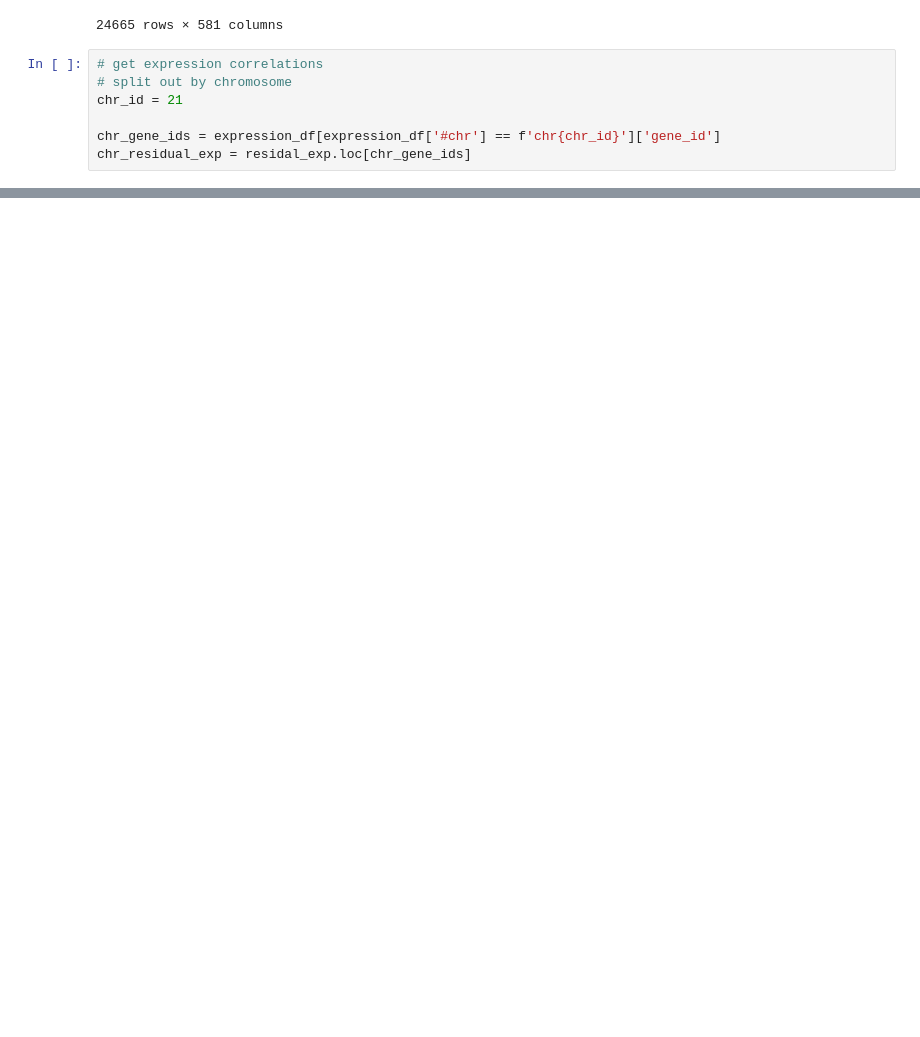
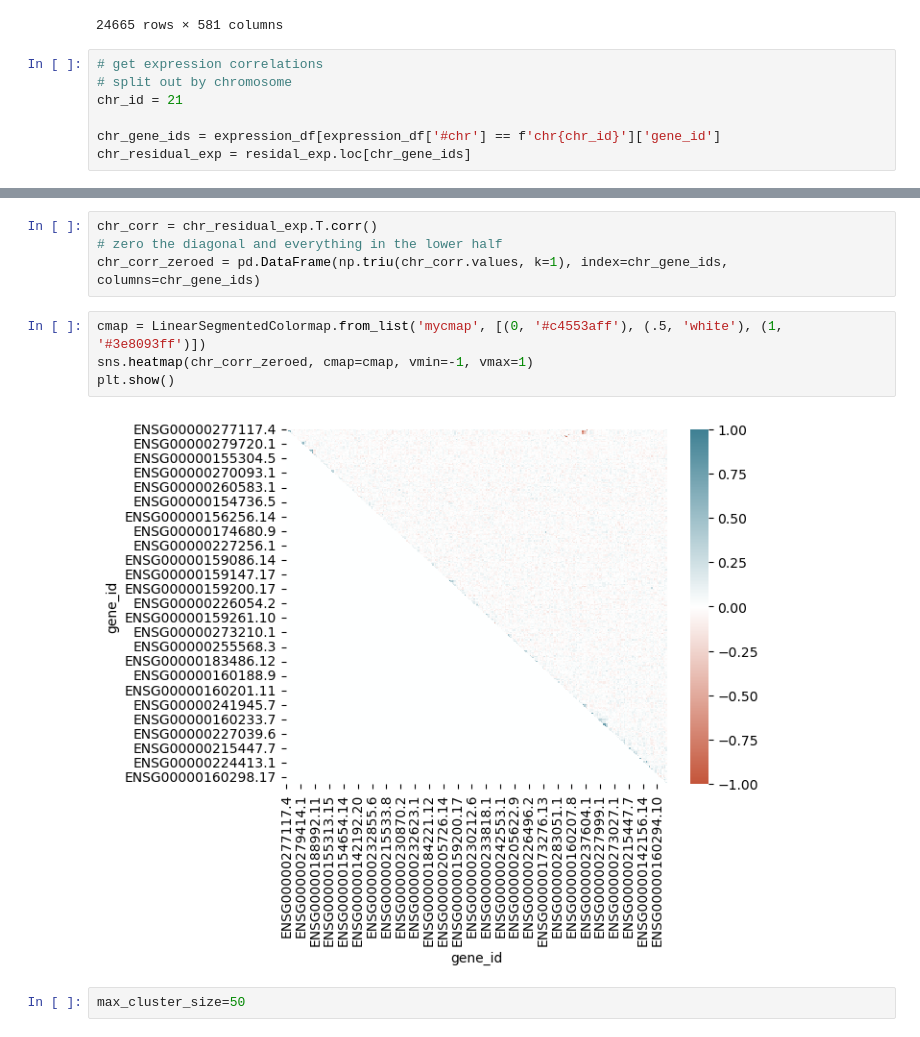
Before and after one commit to kal26/pcqtls, a Jupyter notebook: workflow/notebooks/draft_clusters_scripts.ipynb, the cells around one changed output, grey strips where cells are left out. Drawn from its saved outputs; the diff is of its cells as text; blank space fills up the shorter version.

Commit message:
scritps for cluster calling update

```diff
--- a/workflow/notebooks/draft_clusters_scripts.ipynb
+++ b/workflow/notebooks/draft_clusters_scripts.ipynb
@@ -94,0 +96,12 @@ sns.heat
+# %%
+chr_corr = chr_residual_exp.T.corr()
+# zero the diagonal and everything in the lower half
+chr_corr_zeroed = pd.DataFrame(np.triu(chr_corr.values, k=1), index=chr_gene_ids, columns=chr_gene_ids)
+# %%
+cmap = LinearSegmentedColormap.from_list('mycmap', [(0, '#c4553aff'), (.5, 'white'), (1, '#3e8093ff')])
+sns.heatmap(chr_corr_zeroed, cmap=cmap, vmin=-1, vmax=1)
+plt.show()
+# %% [output]
+[figure, added]
+# %%
+max_cluster_size=50
```
Also changed, not shown: parts of 5 cells of this notebook.
